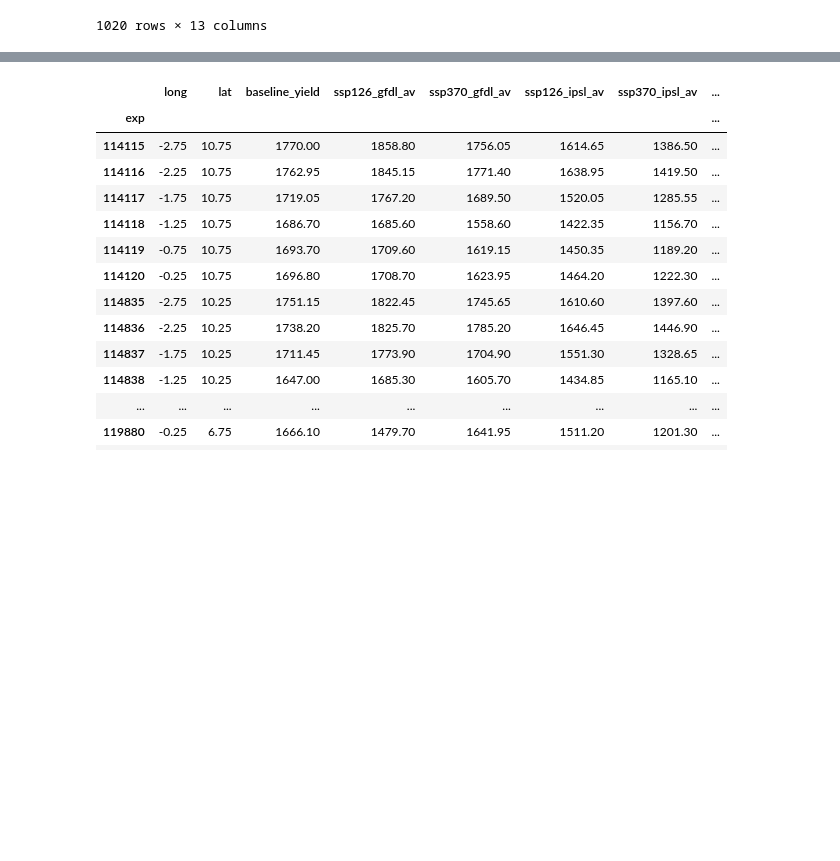
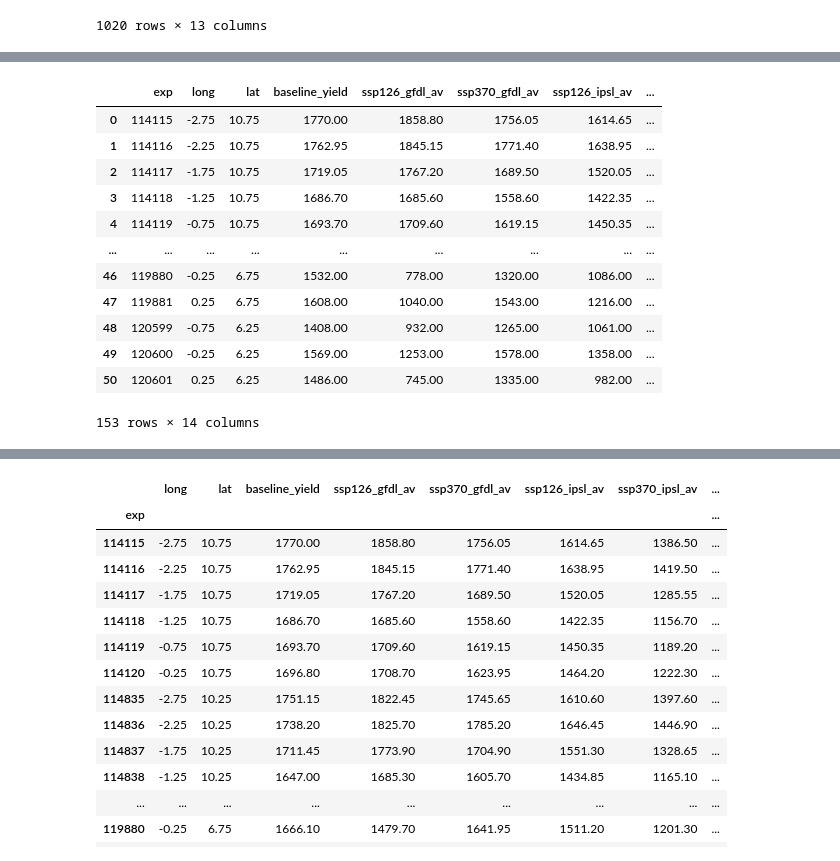
Before and after one commit to earthrise-media/vacs-map, a Jupyter notebook: data-exploration.ipynb, the cells around one changed output, grey strips where cells are left out. Drawn from its saved outputs; the diff is of its cells as text; code cells hidden in the pictures; blank space fills up the shorter version.

```diff
--- a/data-exploration.ipynb
+++ b/data-exploration.ipynb
@@ -47,0 +79,16 @@ tester = cowpea_mean_gdf.copy()
+# %%
+cowpea_summary_gdf_point
+# %% [output]
+|  | exp | long | lat | baseline_yield | ssp126_gfdl_av | ssp370_gfdl_av | ssp126_ipsl_av | ... |
+| 0 | 114115 | -2.75 | 10.75 | 1770.00 | 1858.80 | 1756.05 | 1614.65 | ... |
+| 1 | 114116 | -2.25 | 10.75 | 1762.95 | 1845.15 | 1771.40 | 1638.95 | ... |
+| 2 | 114117 | -1.75 | 10.75 | 1719.05 | 1767.20 | 1689.50 | 1520.05 | ... |
+| 3 | 114118 | -1.25 | 10.75 | 1686.70 | 1685.60 | 1558.60 | 1422.35 | ... |
+| 4 | 114119 | -0.75 | 10.75 | 1693.70 | 1709.60 | 1619.15 | 1450.35 | ... |
+| ... | ... | ... | ... | ... | ... | ... | ... | ... |
+| 46 | 119880 | -0.25 | 6.75 | 1532.00 | 778.00 | 1320.00 | 1086.00 | ... |
+| 47 | 119881 | 0.25 | 6.75 | 1608.00 | 1040.00 | 1543.00 | 1216.00 | ... |
+| 48 | 120599 | -0.75 | 6.25 | 1408.00 | 932.00 | 1265.00 | 1061.00 | ... |
+| 49 | 120600 | -0.25 | 6.25 | 1569.00 | 1253.00 | 1578.00 | 1358.00 | ... |
+| 50 | 120601 | 0.25 | 6.25 | 1486.00 | 745.00 | 1335.00 | 982.00 | ... |
+153 rows × 14 columns
```
Also changed, not shown: parts of 11 cells of this notebook, 10 other files.
